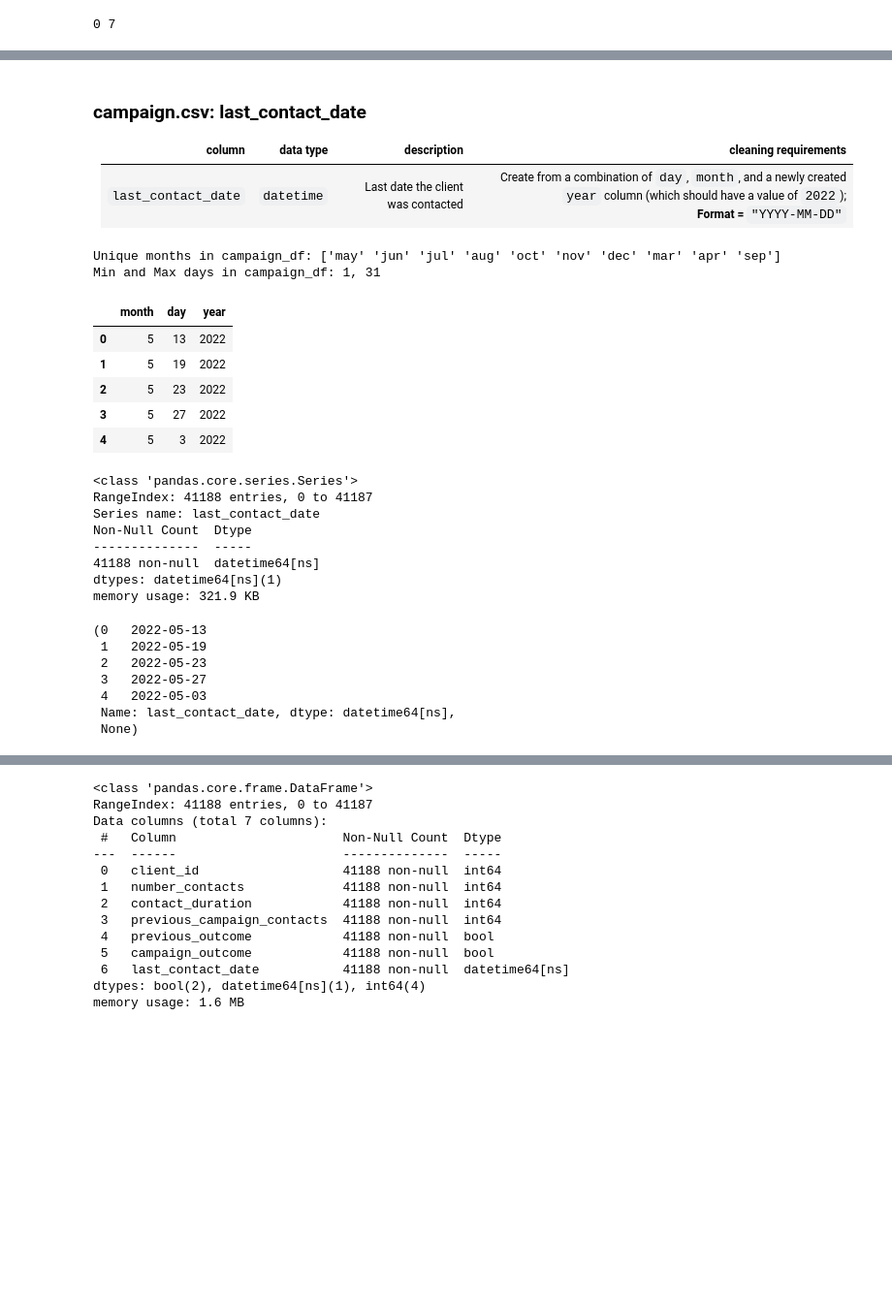
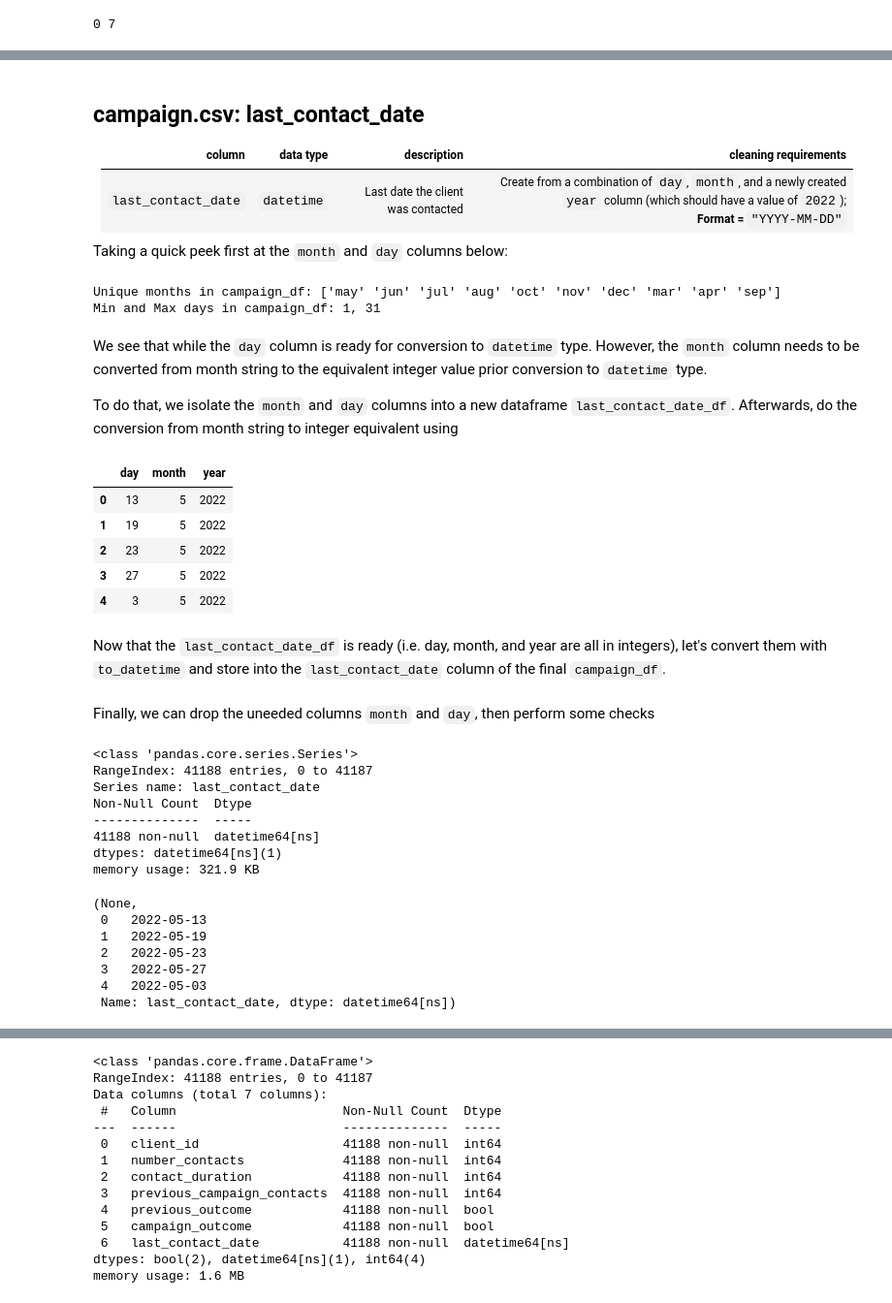
Before and after one commit to jrili/datacamp-cleaning-bank-marketing, a Jupyter notebook: datacamp-clean-bank-marketing.ipynb, the cells around one changed output, grey strips where cells are left out. Shown at 97% size. Drawn from its saved outputs; the diff is of its cells as text; code cells hidden in the pictures; blank space fills up the shorter version.

```diff
--- a/datacamp-clean-bank-marketing.ipynb
+++ b/datacamp-clean-bank-marketing.ipynb
@@ -548,42 +575,55 @@ Name: campaign_outcome, dtype: int64
 # %%
-campaign_campoutcome_is_yes = campaign_df['campaign_outcome'] == "yes"
-campaign_df.loc[campaign_campoutcome_is_yes, 'campaign_outcome'] = 1
-campaign_df.loc[~campaign_campoutcome_is_yes, 'campaign_outcome'] = 0
-campaign_df['campaign_outcome'] = campaign_df['campaign_outcome'].astype(bool)
+# Rename the campaign_outcome column to campaign_outcome_obj to reflect its datatype
+campaign_df = campaign_df.rename(columns={"campaign_outcome":"campaign_outcome_obj"})
 
-# Check that number of 'True' 'previous_outcome' rows is equal to the number of rows previously "yes",
-# and that the number of 'False' rows is equal to the sum of "no"s and "unknowns" previously
+# Create a new campaign_outcome column, set its values to 1 or 0 depending on the old campaign_outcome_obj
+campaign_df['campaign_outcome'] = (campaign_df['campaign_outcome_obj'] == "yes")
+
+# Drop the old campaign_outcome_obj column
+campaign_df = campaign_df.drop(columns=['campaign_outcome_obj'])
+
+# Check that number of 'True' 'campaign_outcome' rows is equal to the number of rows previously "yes",
+# and that the number of 'False' rows is equal to the sum of "no"s previously
 assert((campaign_df['campaign_outcome'] == True).sum() == campaign_campoutcome_counts_df["yes"])
-assert((campaign_df['campaign_outcome'] == False).sum() == (campaign_campoutcome_counts_df["no"]))
+assert((campaign_df['campaign_outcome'] == False).sum() == campaign_campoutcome_counts_df["no"])
 # %% [markdown]
-### campaign.csv: last_contact_date
+## campaign.csv: last_contact_date
 | column | data type | description | cleaning requirements |
 |--------|-----------|-------------|-----------------------|
 | `last_contact_date` | `datetime` | Last date the client was contacted | Create from a combination of `day`, `month`, and a newly created `year` column (which should have a value of `2022`); <br> **Format =** `"YYYY-MM-DD"` |
+
+Taking a quick peek first at the `month` and `day` columns below:
 # %%
 print(f"Unique months in campaign_df: {campaign_df['month'].unique()}")
 print(f"Min and Max days in campaign_df: {campaign_df['day'].min()}, {campaign_df['day'].max()}")
 # %% [output]
 Unique months in campaign_df: ['may' 'jun' 'jul' 'aug' 'oct' 'nov' 'dec' 'mar' 'apr' 'sep']
 Min and Max days in campaign_df: 1, 31
+# %% [markdown]
+We see that while the `day` column is ready for conversion to `datetime` type. However, the `month` column needs to be converted from month string to the equivalent integer value prior conversion to `datetime` type.
+
+To do that, we isolate the `month` and `day` columns into a new dataframe `last_contact_date_df`. Afterwards, do the conversion from month string to integer equivalent using
 # %%
-# Get the month and day as-is from campaign_df
-last_contact_date_df = campaign_df[['month', 'day']]
+# Isolate the date-related columns into a new dataframe
+# This is done to avoid creating unecessary new columns in the final dataframe campaign_df
+last_contact_date_df = campaign_df[['day']]
+
+# Convert month string to integer equivalent, then store to 'month' column
+month_dict = {'jan':1, 'feb':2, 'mar':3, 'apr':4, 'may':5, 'jun':6,
+              'jul':7, 'aug':8, 'sep':9, 'oct':10, 'nov':11, 'dec':12}
+last_contact_date_df = last_contact_date_df.assign(month=campaign_df['month'].map(month_dict))
 
 # Set the year to 2022 for all entries
-last_contact_date_df['year'] = 2022
+last_contact_date_df = last_contact_date_df.assign(year=2022)
 
-# Convert month string to number
-month_dict = {'jan':1, 'feb':2, 'mar':3, 'apr':4, 'may':5, 'jun':6,
-              'jul':7, 'aug':8, 'sep':9, 'oct':10, 'nov':11, 'dec':12,}
-last_contact_date_df['month'] = last_contact_date_df['month'].replace(to_replace=month_dict).astype(int)
+last_contact_date_df.head()
+# %% [output]
+|  | day | month | year |
+| 0 | 13 | 5 | 2022 |
+| 1 | 19 | 5 | 2022 |
+| 2 | 23 | 5 | 2022 |
+| 3 | 27 | 5 | 2022 |
+| 4 | 3 | 5 | 2022 |
-# %%
-last_contact_date_df.head()
-# %% [output]
-|  | month | day | year |
-| 0 | 5 | 13 | 2022 |
-| 1 | 5 | 19 | 2022 |
-| 2 | 5 | 23 | 2022 |
-| 3 | 5 | 27 | 2022 |
-| 4 | 5 | 3 | 2022 |
+# %% [markdown]
+Now that the `last_contact_date_df` is ready (i.e. day, month, and year are all in integers), let's convert them with `to_datetime` and store into the `last_contact_date` column of the final `campaign_df`.
 # %%
@@ -592,4 +632,8 @@ campaign_df = campaign_df.drop(columns = ['month', 'day'])
+# %% [markdown]
+Finally, we can drop the uneeded columns `month` and `day`, then perform some checks
 # %%
+campaign_df = campaign_df.drop(columns = ['month', 'day'])
+
 # Check that all values in 'last_contact_date' are dates
 # in between 2022-01-01(bounded) and 2023-01-01(unbounded)
 assert( ((campaign_df['last_contact_date'] >= "2022-01-01") &
@@ -598,7 +642,7 @@ assert( ((campaign_df['last_contact_date'] >= "2022-01-01") &
 # Check if month and day columns are not present anymore
 assert( ("month" not in campaign_df.columns) and ("day" not in campaign_df.columns) )
 
-campaign_df['last_contact_date'].head(), campaign_df['last_contact_date'].info()
+campaign_df['last_contact_date'].info(), campaign_df['last_contact_date'].head(),
 # %% [output]
 <class 'pandas.core.series.Series'>
 RangeIndex: 41188 entries, 0 to 41187
@@ -608,11 +652,11 @@ Non-Null Count  Dtype
 41188 non-null  datetime64[ns]
 dtypes: datetime64[ns](1)
 memory usage: 321.9 KB
-(0   2022-05-13
+(None,
+ 0   2022-05-13
  1   2022-05-19
  2   2022-05-23
  3   2022-05-27
  4   2022-05-03
- Name: last_contact_date, dtype: datetime64[ns],
- None)
+ Name: last_contact_date, dtype: datetime64[ns])
 # %% [markdown]
```
Also changed, not shown: parts of 78 cells of this notebook.
